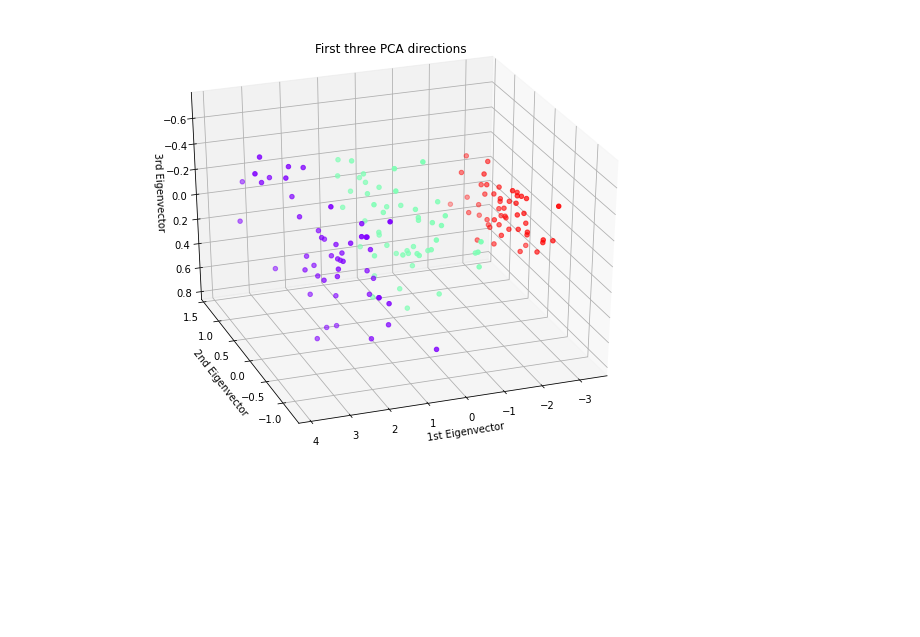
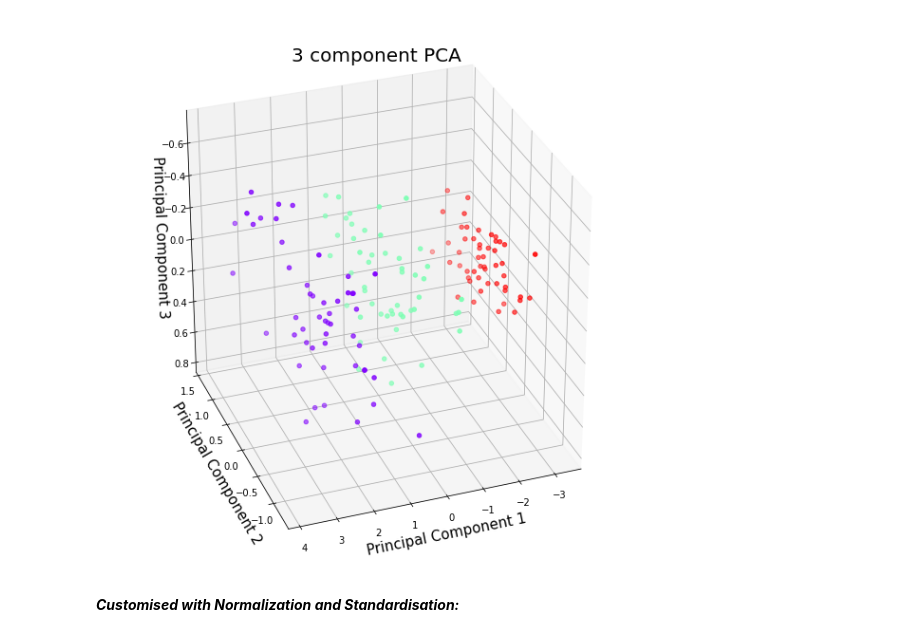
Before and after one commit to Shuaib11-Github/shuaib, a Jupyter notebook: Data_Visualisation_Assignment.ipynb, the cells around one changed output. Saved outputs shown, nothing was run; the diff lists cells and outputs as text; code cells hidden in the pictures; blank space fills up the shorter version.

```diff
--- a/Data_Visualisation_Assignment.ipynb
+++ b/Data_Visualisation_Assignment.ipynb
@@ -10,24 +13,16 @@ from sklearn.decomposition import PCA
 # %%
-iris = datasets.load_iris()
+x_red = PCA(n_components = 3).fit_transform(iris.data)
+y = iris.target
 
-X_reduced = PCA(n_components=3).fit_transform(iris.data)
-
-Y = iris.target
-
-fig = plt.figure(1, figsize=(8, 6))
-
-ax = Axes3D(fig, elev=-150, azim=110)
-
-ax.scatter(X_reduced[:, 0], X_reduced[:, 1], X_reduced[:, 2], c=Y, cmap = plt.cm.rainbow_r)
-
-ax.set_title("First three PCA directions")
-
-ax.set_xlabel("1st Eigenvector")
-
-ax.set_ylabel("2nd Eigenvector")
-
-ax.set_zlabel("3rd Eigenvector")
-
+fig = plt.figure(1, figsize = (8, 8))
+ax = Axes3D(fig, elev = -150, azim = 110)
+ax.scatter(x_red[:,0], x_red[:,1], x_red[:,2], c = y, cmap = plt.cm.rainbow_r)
+ax.set_xlabel('Principal Component 1', fontsize = 15)
+ax.set_ylabel('Principal Component 2', fontsize = 15)
+ax.set_zlabel('Principal Component 3', fontsize = 15)
+ax.set_title('3 component PCA', fontsize = 20)
 plt.show()
 # %% [output]
-[figure, old version]
+[figure, new version]
+# %% [markdown]
+***Customised with Normalization and Standardisation:***
```
Also changed, not shown: parts of 6 cells of this notebook.
